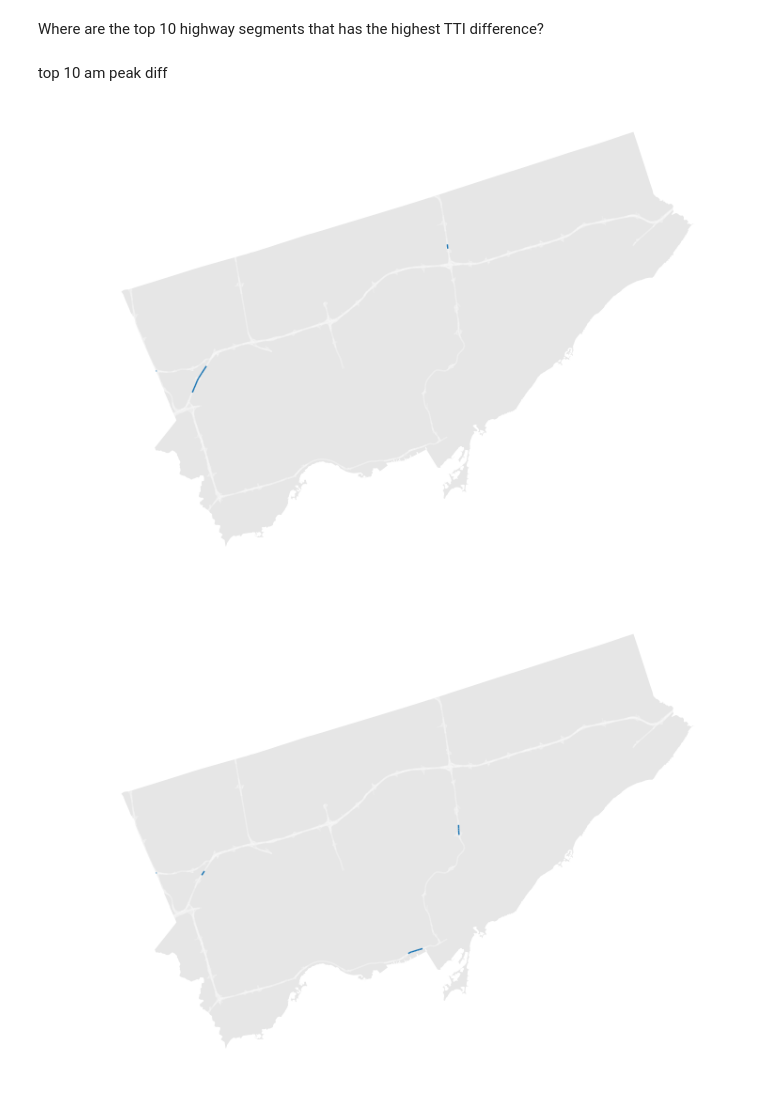
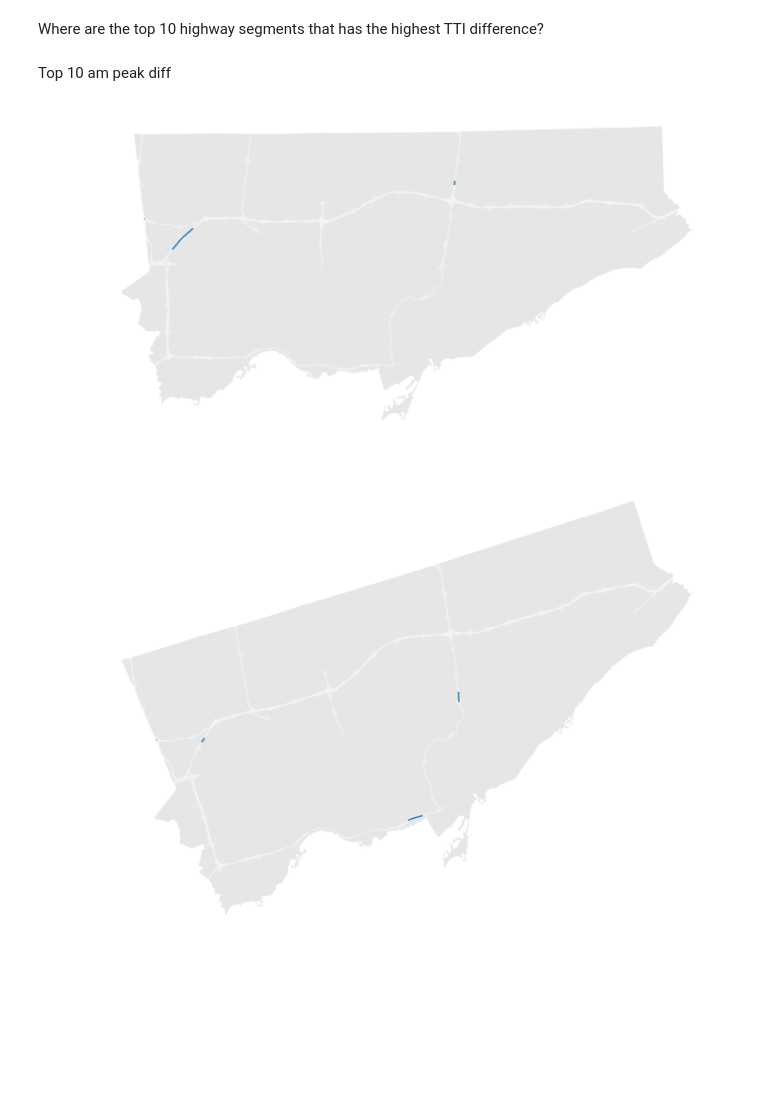
Before and after one commit to CityofToronto/bdit_congestion, a Jupyter notebook: congestion_data_aggregation/highway_deep_dive.ipynb, the cells around one changed output. Saved outputs shown, nothing was run; the diff lists cells and outputs as text; code cells hidden in the pictures; blank space fills up the shorter version.

Commit message:
create function to help mapping

```diff
--- a/congestion_data_aggregation/highway_deep_dive.ipynb
+++ b/congestion_data_aggregation/highway_deep_dive.ipynb
@@ -482,15 +482,35 @@ plt.show()
 # %% [markdown]
 Where are the top 10 highway segments that has the highest TTI difference?
 # %% [markdown]
-top 10 am peak diff
+Top 10 am peak diff
 # %%
-# basemap and centreline sql for mapping
+# basemap and centreline highway sql for mapping
 basemap_query = '''select ST_union(geom) as geom from gis.neighbourhood_boundary'''
 basemap = gpd.GeoDataFrame.from_postgis(basemap_query, con, geom_col='geom')
-basemap = basemap.to_crs({'init' :'epsg:3857'})
-centreline_query = '''select ST_union(geom) as geom from gis.centreline where fcode_desc in ('Expressway','Expressway Ramp')'''
+basemap = basemap.to_crs({'init' :'epsg:26917'})
+rotated = shapely.affinity.rotate(basemap['geom'].iloc[0], angle=-17.5, origin = Point(0, 0))
+basemap.at[0,'geom'] = rotated
+
+centreline_query = '''select (st_dump(geom)).geom as geom from gis.centreline where fcode_desc in ('Expressway','Expressway Ramp')'''
 highway = gpd.GeoDataFrame.from_postgis(centreline_query, con, geom_col='geom')
-highway = highway.to_crs({'init' :'epsg:3857'})
+highway = highway.to_crs({'init' :'epsg:26917'})
+for index, row in highway.iterrows():
+    rotated = shapely.affinity.rotate(row['geom'], angle=-17.5, origin = Point(0, 0))
+    highway.at[index, 'geom'] = rotated
+# %%
+def make_layer(query_sql, con, multi):
+    query = query_sql
+    layer = gpd.GeoDataFrame.from_postgis(query_sql, con, geom_col='geom')
+    layer = layer.to_crs({'init' :'epsg:26917'})
+    if multi == True:
+        for index, row in layer.iterrows():
+            rotated = shapely.affinity.rotate(row['geom'], angle=-17.5, origin = Point(0, 0))
+            layer.at[index, 'geom'] = rotated
+        return layer
+    else:
+        layer = shapely.affinity.rotate(layer['geom'].iloc[0], angle=-17.5, origin = Point(0, 0))
+        layer.at[0,'geom'] = rotated
+        return layer
 # %%
 big_diff_am = '''with temp as (select segment_id, avg(a.tti) as avg_tti_10, avg(b.tti) as avg_tti_25, geom from congestion.metrics_v4_2019_af_v2 a
 inner join congestion.metrics_v4_2019_af b using (segment_id, time_bin)
@@ -500,15 +520,15 @@ and segment_id in (12082,4287,11523,8623,10827,3272,11534,9575,8025,4200,9173,60
 group by segment_id, geom)
 select segment_id, (avg_tti_10 - avg_tti_25) as diffs, geom from temp order by diffs desc limit 11'''
-segments = gpd.GeoDataFrame.from_postgis(big_diff_am, con, geom_col='geom')
-segments = segments.to_crs({'init' :'epsg:3857'})
-f, ax = plt.subplots(1, figsize=(12,12))
 
+segments = make_layer(big_diff_am, con, True)
+
+f, ax = plt.subplots(figsize=(12,12))
 basemap.plot(ax=ax, color = 'grey', alpha=0.2)
 highway.plot(ax=ax, color = 'white', alpha = 0.2)
 segments.plot(ax=ax)
 ax.set_axis_off()
 # %% [output]
-[figure, old version]
+[figure, new version]
 # %%
 big_diff_pm = '''with temp as (select segment_id, avg(a.tti) as avg_tti_10, avg(b.tti) as avg_tti_25, geom from congestion.metrics_v4_2019_af_v2 a
 inner join congestion.metrics_v4_2019_af b using (segment_id, time_bin)
```
Also changed, not shown: parts of 1 cell of this notebook.
